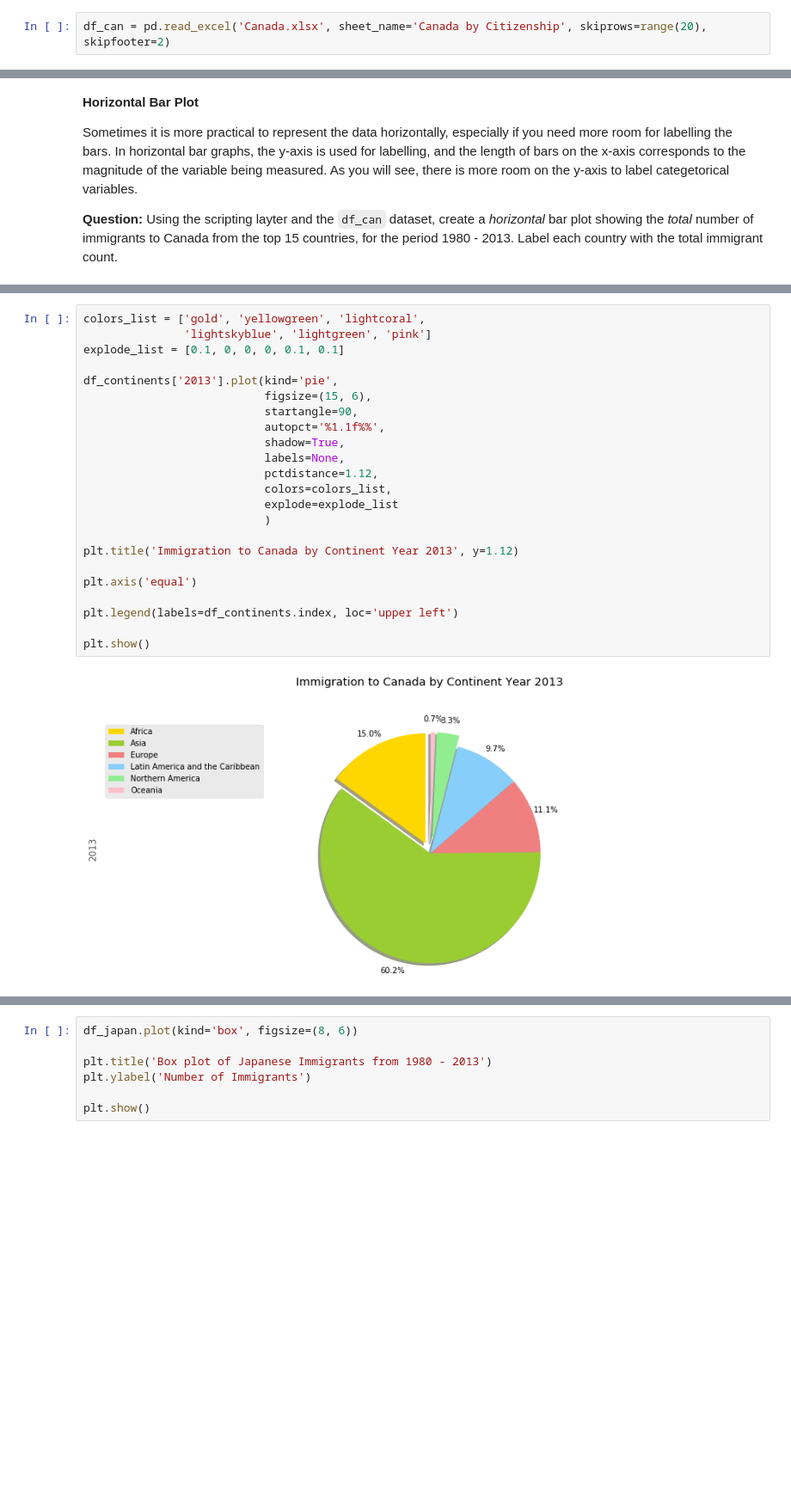
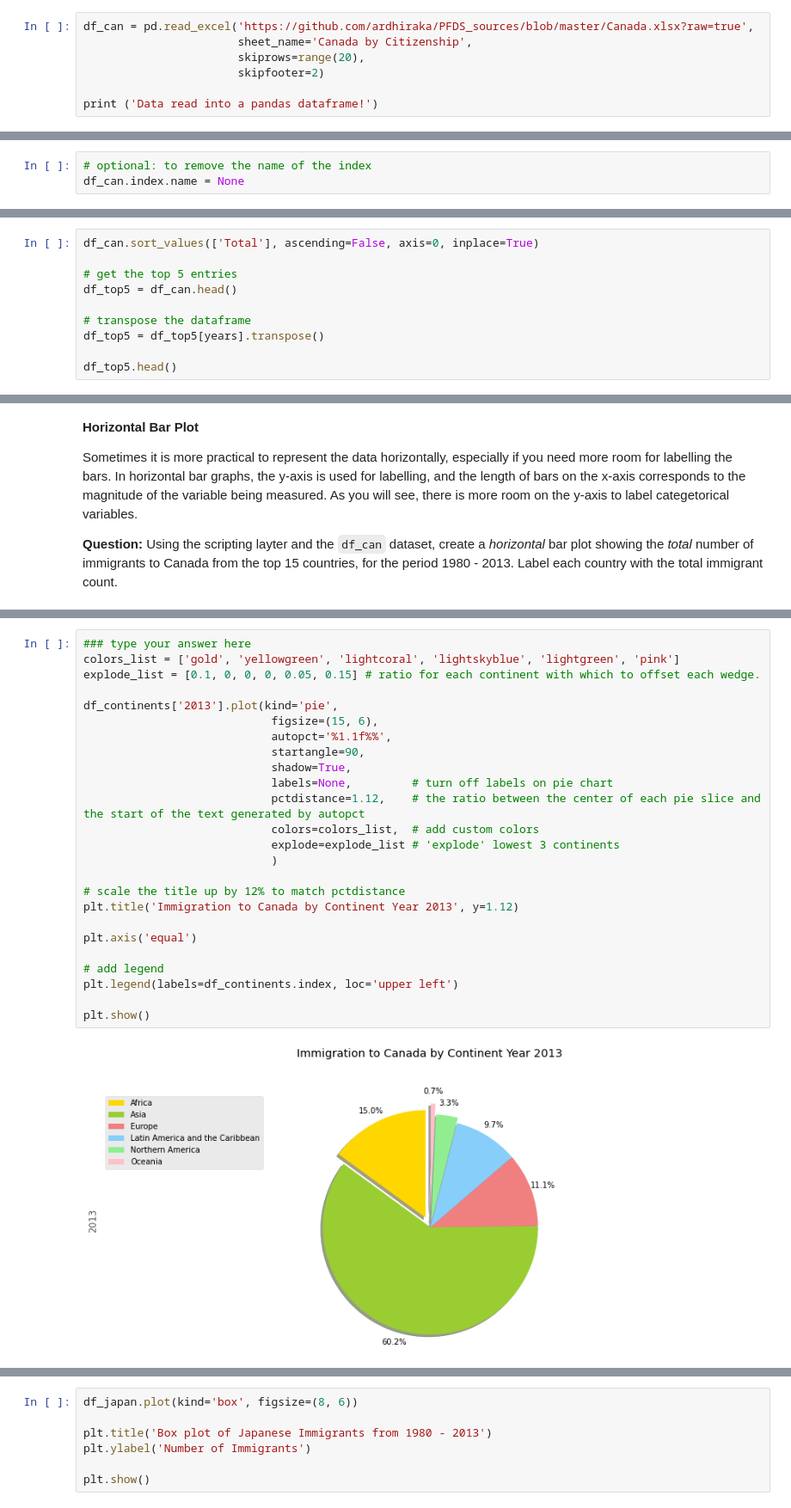
Before and after one commit to ardhiraka/FSDS_Guidelines, a Jupyter notebook: p0/w4/d2am.ipynb, the cells around one changed output, grey strips where cells are left out. Shown at 86% size. Drawn from its saved outputs; the diff is of its cells as text; blank space fills up the shorter version.

```diff
--- a/p0/w4/d2am.ipynb
+++ b/p0/w4/d2am.ipynb
@@ -8,2 +36,7 @@ import pandas as pd
 # %%
-df_can = pd.read_excel('Canada.xlsx', sheet_name='Canada by Citizenship', skiprows=range(20), skipfooter=2)
+df_can = pd.read_excel('https://github.com/ardhiraka/PFDS_sources/blob/master/Canada.xlsx?raw=true',
+                       sheet_name='Canada by Citizenship',
+                       skiprows=range(20),
+                       skipfooter=2)
+
+print ('Data read into a pandas dataframe!')
@@ -132,0 +307,3 @@ Use line plot when you have a continuous data set. These are best suited for tre
+# %%
+# optional: to remove the name of the index
+df_can.index.name = None
@@ -431,0 +758,10 @@ A bar plot is a way of representing data where the *length* of the bars represen
+# %%
+df_can.sort_values(['Total'], ascending=False, axis=0, inplace=True)
+
+# get the top 5 entries
+df_top5 = df_can.head()
+
+# transpose the dataframe
+df_top5 = df_top5[years].transpose()
+
+df_top5.head()
@@ -580,25 +1242,27 @@ plt.show()
 # %%
-colors_list = ['gold', 'yellowgreen', 'lightcoral',
-               'lightskyblue', 'lightgreen', 'pink']
-explode_list = [0.1, 0, 0, 0, 0.1, 0.1]
+### type your answer here
+colors_list = ['gold', 'yellowgreen', 'lightcoral', 'lightskyblue', 'lightgreen', 'pink']
+explode_list = [0.1, 0, 0, 0, 0.05, 0.15] # ratio for each continent with which to offset each wedge.
 
 df_continents['2013'].plot(kind='pie',
-                           figsize=(15, 6),
-                           startangle=90,
-                           autopct='%1.1f%%',
-                           shadow=True,
-                           labels=None,
-                           pctdistance=1.12,
-                           colors=colors_list,
-                           explode=explode_list
-                           )
+                            figsize=(15, 6),
+                            autopct='%1.1f%%',
+                            startangle=90,
+                            shadow=True,
+                            labels=None,         # turn off labels on pie chart
+                            pctdistance=1.12,    # the ratio between the center of each pie slice and the start of the text generated by autopct
+                            colors=colors_list,  # add custom colors
+                            explode=explode_list # 'explode' lowest 3 continents
+                            )
 
+# scale the title up by 12% to match pctdistance
 plt.title('Immigration to Canada by Continent Year 2013', y=1.12)
 
 plt.axis('equal')
 
+# add legend
 plt.legend(labels=df_continents.index, loc='upper left')
 
 plt.show()
 # %% [output]
-[figure, old version]
+[figure, new version]
```
Also changed, not shown: parts of 229 cells of this notebook, 13 other files.
